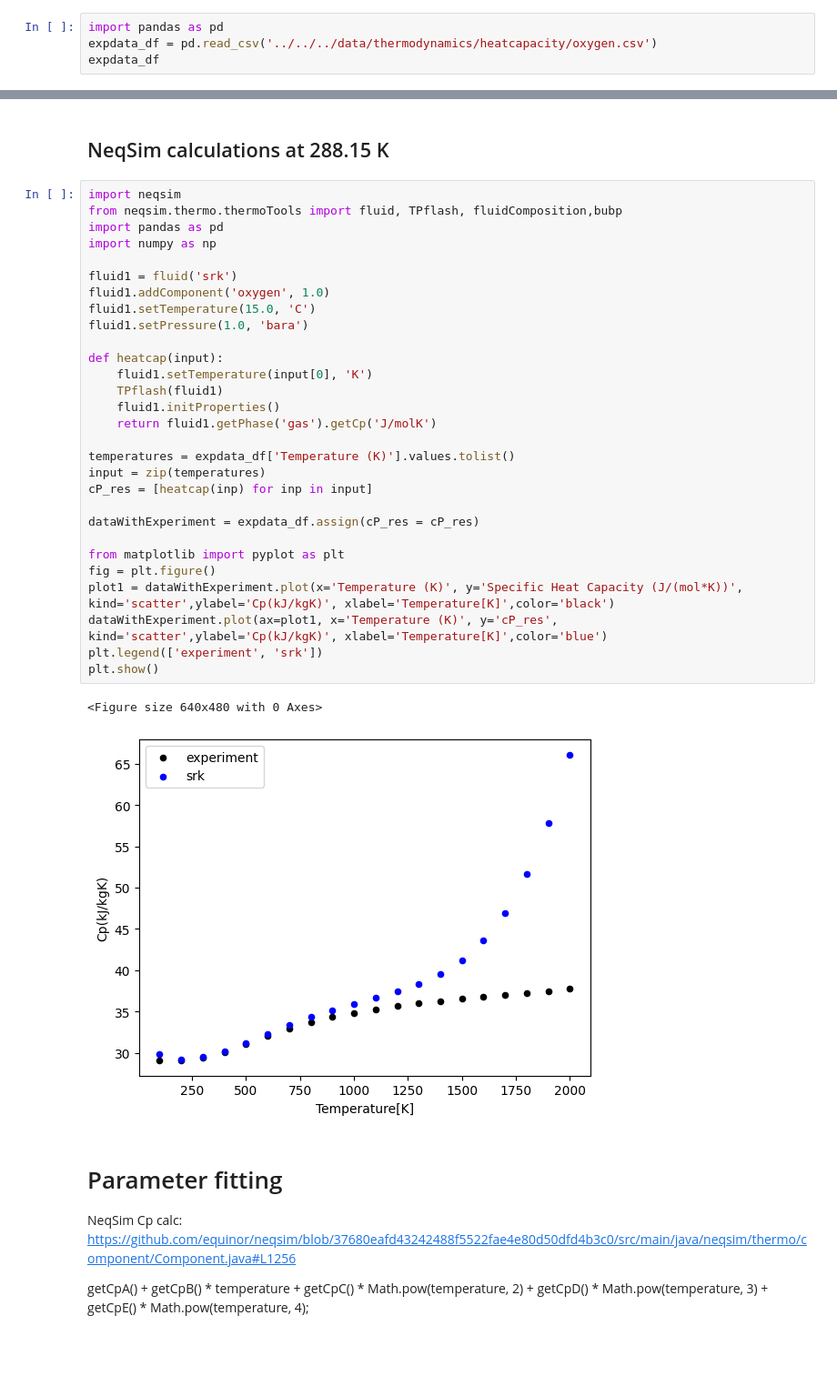
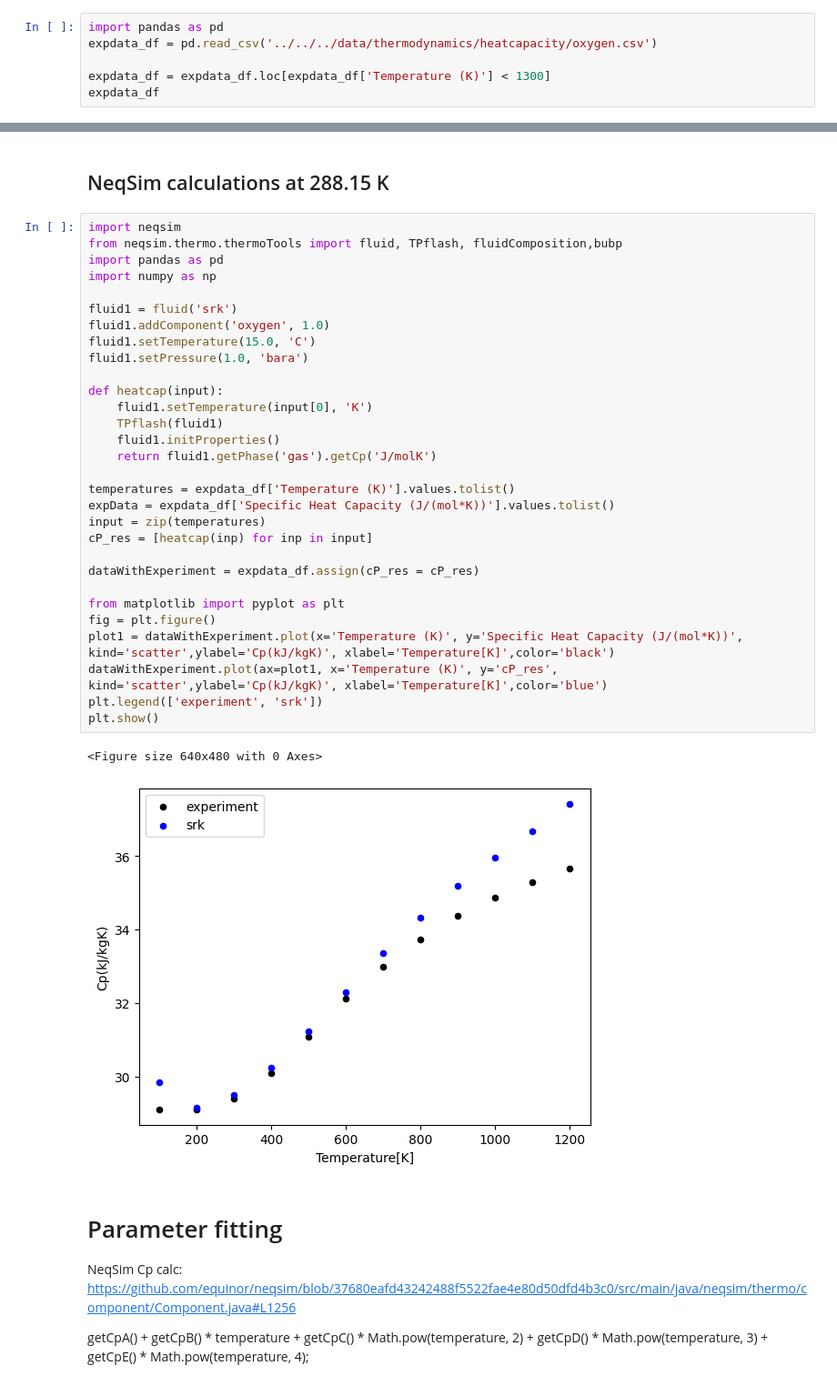
Before and after one commit to equinor/neqsim-parameterfitting, a Jupyter notebook: example/thermodynamics/heatcapacity/oxygen.ipynb, the cells around one changed output, grey strips where cells are left out. Shown at 91% size. Drawn from its saved outputs; the diff is of its cells as text; blank space fills up the shorter version.

```diff
--- a/example/thermodynamics/heatcapacity/oxygen.ipynb
+++ b/example/thermodynamics/heatcapacity/oxygen.ipynb
@@ -10,6 +10,8 @@ Experimental data is collected.
 # %%
 import pandas as pd
 expdata_df = pd.read_csv('../../../data/thermodynamics/heatcapacity/oxygen.csv')
+
+expdata_df = expdata_df.loc[expdata_df['Temperature (K)'] < 1300]
 expdata_df
 # %% [output]
 |  | Temperature (K) | Specific Heat Capacity (J/(mol*K)) |
@@ -51,34 +49,35 @@ In this section the experimental data will be evaluated and eventual some data s
 import neqsim
 from neqsim.thermo.thermoTools import fluid, TPflash, fluidComposition,bubp
 import pandas as pd
 import numpy as np
 
 fluid1 = fluid('srk')
 fluid1.addComponent('oxygen', 1.0)
 fluid1.setTemperature(15.0, 'C')
 fluid1.setPressure(1.0, 'bara')
 
 def heatcap(input):
     fluid1.setTemperature(input[0], 'K')
     TPflash(fluid1)
     fluid1.initProperties()
     return fluid1.getPhase('gas').getCp('J/molK')
 
 temperatures = expdata_df['Temperature (K)'].values.tolist()
+expData = expdata_df['Specific Heat Capacity (J/(mol*K))'].values.tolist()
 input = zip(temperatures)
 cP_res = [heatcap(inp) for inp in input]
 
 dataWithExperiment = expdata_df.assign(cP_res = cP_res)
 
 from matplotlib import pyplot as plt
 fig = plt.figure()
 plot1 = dataWithExperiment.plot(x='Temperature (K)', y='Specific Heat Capacity (J/(mol*K))', kind='scatter',ylabel='Cp(kJ/kgK)', xlabel='Temperature[K]',color='black')
 dataWithExperiment.plot(ax=plot1, x='Temperature (K)', y='cP_res', kind='scatter',ylabel='Cp(kJ/kgK)', xlabel='Temperature[K]',color='blue')
 plt.legend(['experiment', 'srk'])
 plt.show()
 # %% [output]
 <Figure size 640x480 with 0 Axes>
-[figure, old version]
+[figure, new version]
 # %% [markdown]
 # Parameter fitting
 
```
Also changed, not shown: parts of 4 cells of this notebook, 1 other file.
